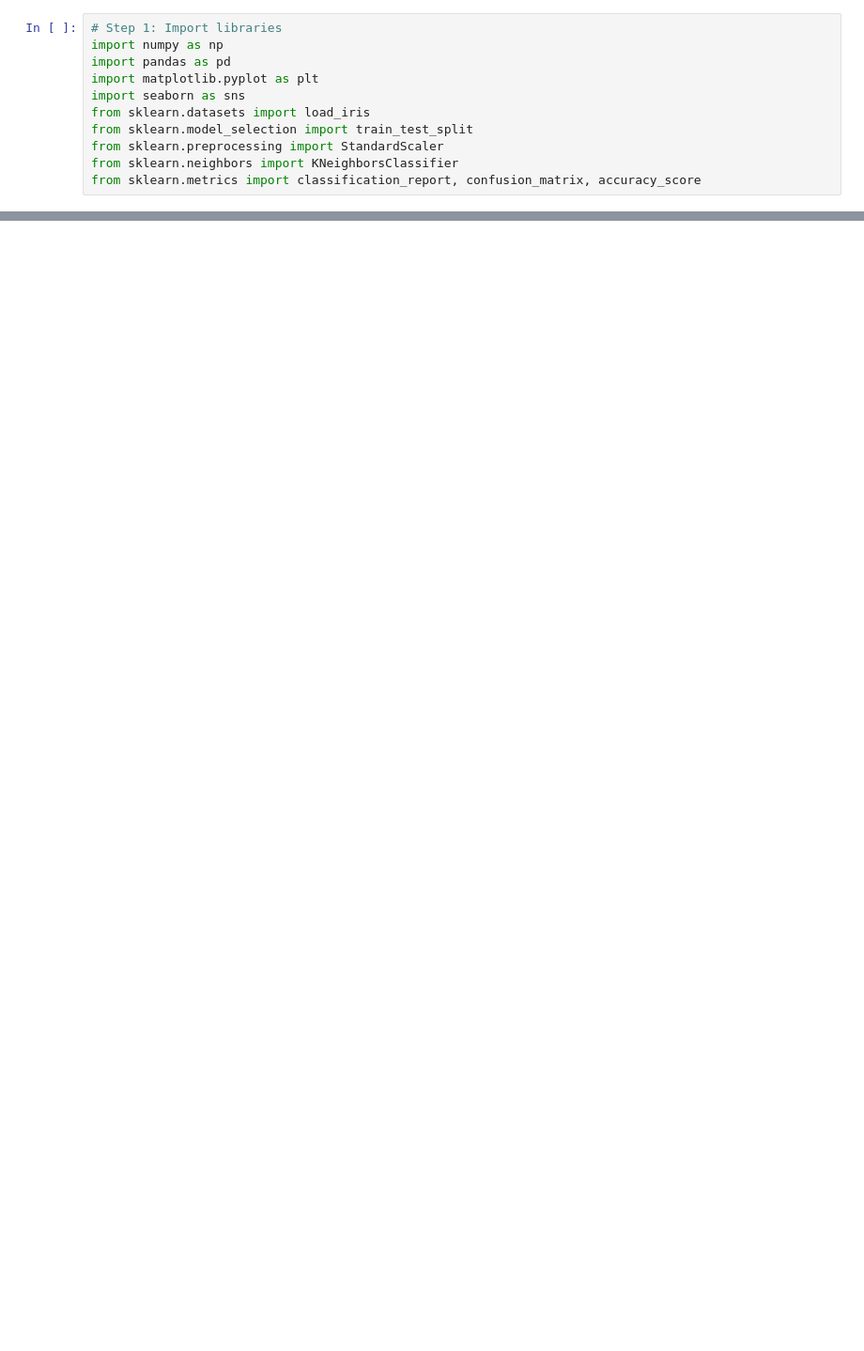
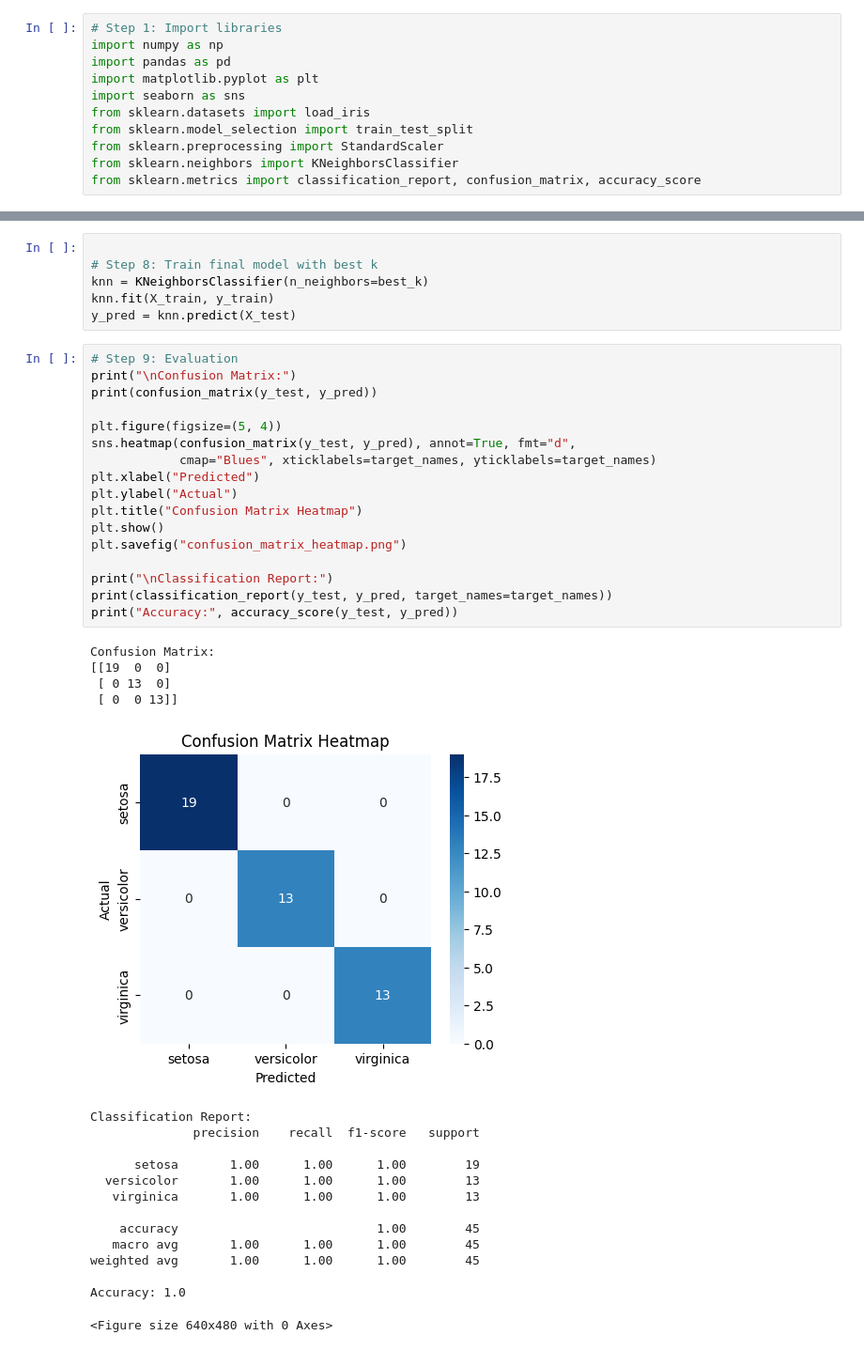
Before and after one commit to DannyCui-2016/Machine-Learning-Approach-Session, a Jupyter notebook: section 18/project practice - 1.1.ipynb, the cells around one changed output, grey strips where cells are left out. Shown: that part at 94% size. Drawn from its saved outputs; the diff is of its cells as text; blank space fills up the shorter version.

```diff
--- a/section 18/project practice - 1.1.ipynb
+++ b/section 18/project practice - 1.1.ipynb
@@ -11,0 +84,42 @@ from sklearn.metrics import classification_report, confusion_matrix, accuracy_sc
+# %%
+
+# Step 8: Train final model with best k
+knn = KNeighborsClassifier(n_neighbors=best_k)
+knn.fit(X_train, y_train)
+y_pred = knn.predict(X_test)
+# %%
+# Step 9: Evaluation
+print("\nConfusion Matrix:")
+print(confusion_matrix(y_test, y_pred))
+
+plt.figure(figsize=(5, 4))
+sns.heatmap(confusion_matrix(y_test, y_pred), annot=True, fmt="d",
+            cmap="Blues", xticklabels=target_names, yticklabels=target_names)
+plt.xlabel("Predicted")
+plt.ylabel("Actual")
+plt.title("Confusion Matrix Heatmap")
+plt.show()
+plt.savefig("confusion_matrix_heatmap.png")
+
+print("\nClassification Report:")
+print(classification_report(y_test, y_pred, target_names=target_names))
+print("Accuracy:", accuracy_score(y_test, y_pred))
+# %% [output]
+Confusion Matrix:
+[[19  0  0]
+ [ 0 13  0]
+ [ 0  0 13]]
+[figure, added]
+Classification Report:
+              precision    recall  f1-score   support
+
+      setosa       1.00      1.00      1.00        19
+  versicolor       1.00      1.00      1.00        13
+   virginica       1.00      1.00      1.00        13
+
+    accuracy                           1.00        45
+   macro avg       1.00      1.00      1.00        45
+weighted avg       1.00      1.00      1.00        45
+
+Accuracy: 1.0
+<Figure size 640x480 with 0 Axes>
```
Also changed, not shown: parts of 7 cells of this notebook.
